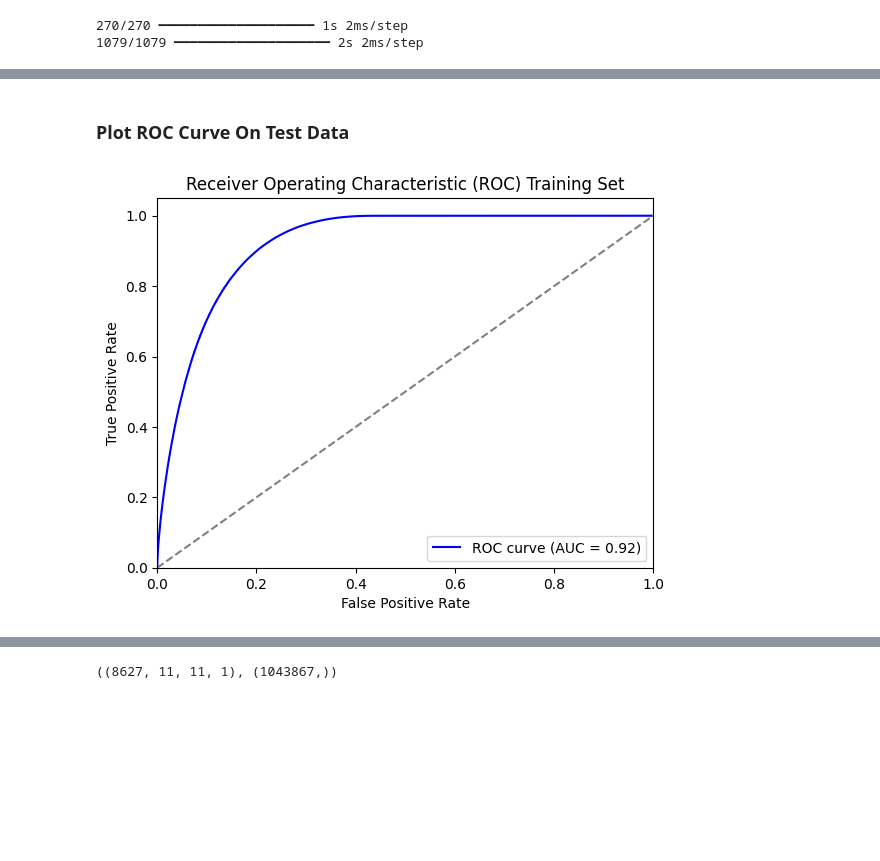
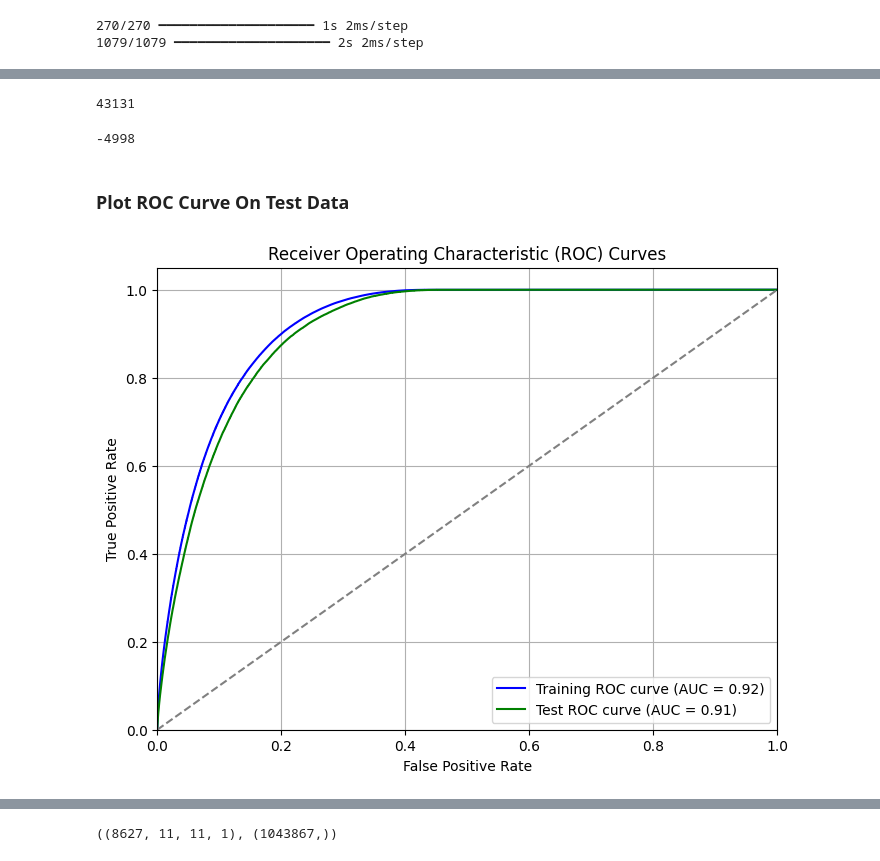
Before and after one commit to chenmo8/Predicting_Traffic_Accidents, a Jupyter notebook: Train_Model.ipynb, the cells around one changed output, grey strips where cells are left out. Drawn from its saved outputs; the diff is of its cells as text; code cells hidden in the pictures; blank space fills up the shorter version.

```diff
--- a/Train_Model.ipynb
+++ b/Train_Model.ipynb
@@ -374,24 +396,59 @@ plt.show()
+# %%
+len(final_times['24_Hour_Intervals'])
+# %% [output]
+43131
+# %%
+with open('final_time_intervals.json', 'r') as f:
+    final_times = json.load(f)
+len(final_times)-5000
+# %% [output]
+-4998
 # %% [markdown]
 ### Plot ROC Curve On Test Data
 # %%
-#Flatten Data for Graph
+import matplotlib.pyplot as plt
+from sklearn.metrics import roc_curve, auc
+
+# Flatten Data for Training Set
 Binary_Out_train_flattened = Binary_Out_train.reshape(-1)
 binary_predictions_train_flattened = predictions_model_binary_train.reshape(-1)
 
-from sklearn.metrics import auc, roc_curve
-fpr, tpr, thresholds = roc_curve(Binary_Out_train_flattened, binary_predictions_train_flattened)
-roc_auc = auc(fpr, tpr)
+# Calculate ROC curve for the training set
+fpr_train, tpr_train, thresholds_train = roc_curve(Binary_Out_train_flattened, binary_predictions_train_flattened)
+roc_auc_train = auc(fpr_train, tpr_train)
 
-# Plot the ROC curve
-plt.figure()
-plt.plot(fpr, tpr, color='blue', label='ROC curve (AUC = %0.2f)' % roc_auc)
+# Flatten Data for Testing Set
+Binary_Out_test_flattened = Binary_Out_test.reshape(-1)
+binary_predictions_test_flattened = predictions_model_binary_test.reshape(-1)
+
+# Calculate ROC curve for the testing set
+fpr_test, tpr_test, thresholds_test = roc_curve(Binary_Out_test_flattened, binary_predictions_test_flattened)
+roc_auc_test = auc(fpr_test, tpr_test)
+
+# Plot ROC curve for both training and testing sets
+plt.figure(figsize=(8, 6))
+
+# Plot training set ROC curve
+plt.plot(fpr_train, tpr_train, color='blue', label=f'Training ROC curve (AUC = {roc_auc_train:.2f})')
+
+# Plot testing set ROC curve
+plt.plot(fpr_test, tpr_test, color='green', label=f'Test ROC curve (AUC = {roc_auc_test:.2f})')
+
+# Diagonal line representing random model
 plt.plot([0, 1], [0, 1], color='gray', linestyle='--')  # Diagonal line (random model)
+
+# Labels and title
 plt.xlim([0.0, 1.0])
 plt.ylim([0.0, 1.05])
 plt.xlabel('False Positive Rate')
 plt.ylabel('True Positive Rate')
-plt.title('Receiver Operating Characteristic (ROC) Training Set')
+plt.title('Receiver Operating Characteristic (ROC) Curves')
+
+# Add legend
 plt.legend(loc='lower right')
+
+# Show the plot
+plt.grid(True)
 plt.show()
 # %% [output]
-[figure, old version]
+[figure, new version]
```
Also changed, not shown: parts of 11 cells of this notebook.
